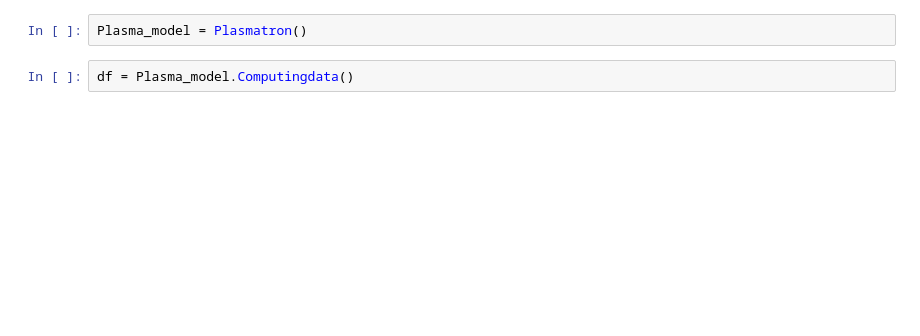
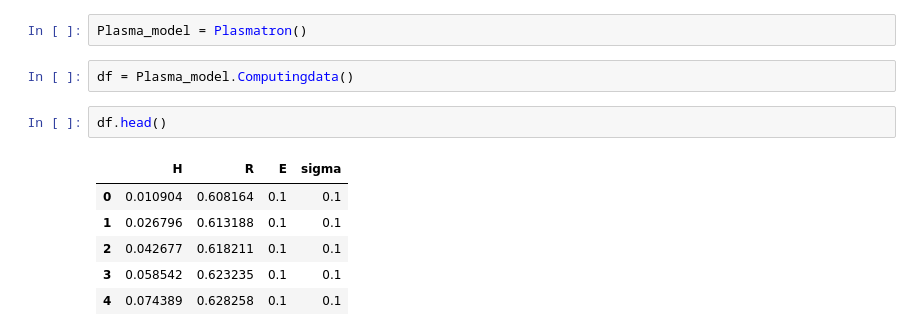
Before and after one commit to Vityshha/Plasmatorch-LR, a Jupyter notebook: Linear-Regression-Models.ipynb, the cells around one changed output. Saved outputs shown, nothing was run; the diff lists cells and outputs as text; blank space fills up the shorter version.

```diff
--- a/Linear-Regression-Models.ipynb
+++ b/Linear-Regression-Models.ipynb
@@ -232,5 +222,14 @@ class LRModel():
 Plasma_model = Plasmatron()
 # %%
 df = Plasma_model.Computingdata()
+# %%
+df.head()
+# %% [output]
+|  | H | R | E | sigma |
+| 0 | 0.010904 | 0.608164 | 0.1 | 0.1 |
+| 1 | 0.026796 | 0.613188 | 0.1 | 0.1 |
+| 2 | 0.042677 | 0.618211 | 0.1 | 0.1 |
+| 3 | 0.058542 | 0.623235 | 0.1 | 0.1 |
+| 4 | 0.074389 | 0.628258 | 0.1 | 0.1 |
 # %%
 DataExploration.charts(df)
```
Also changed, not shown: parts of 5 cells of this notebook, 1 other file.
